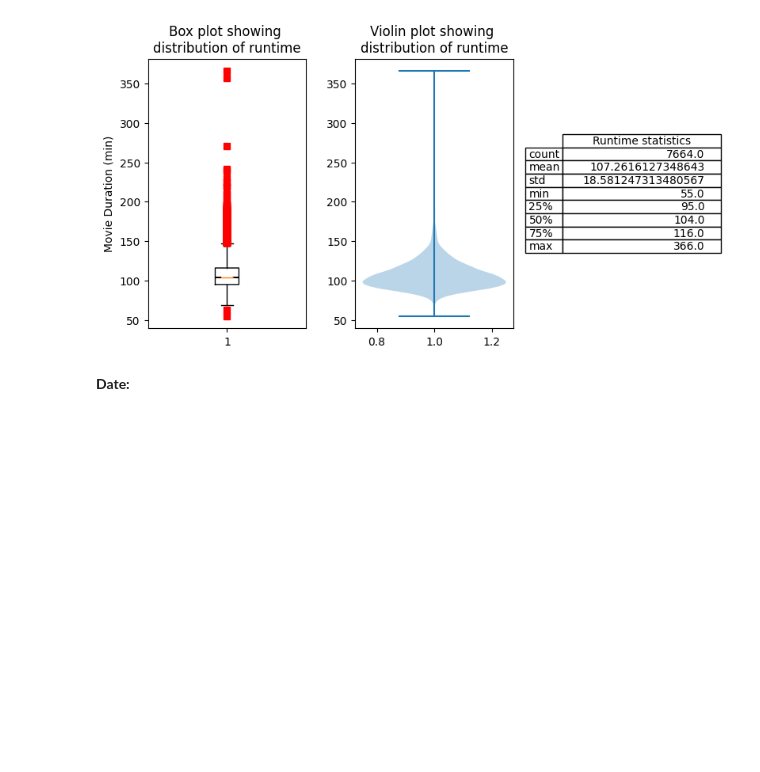
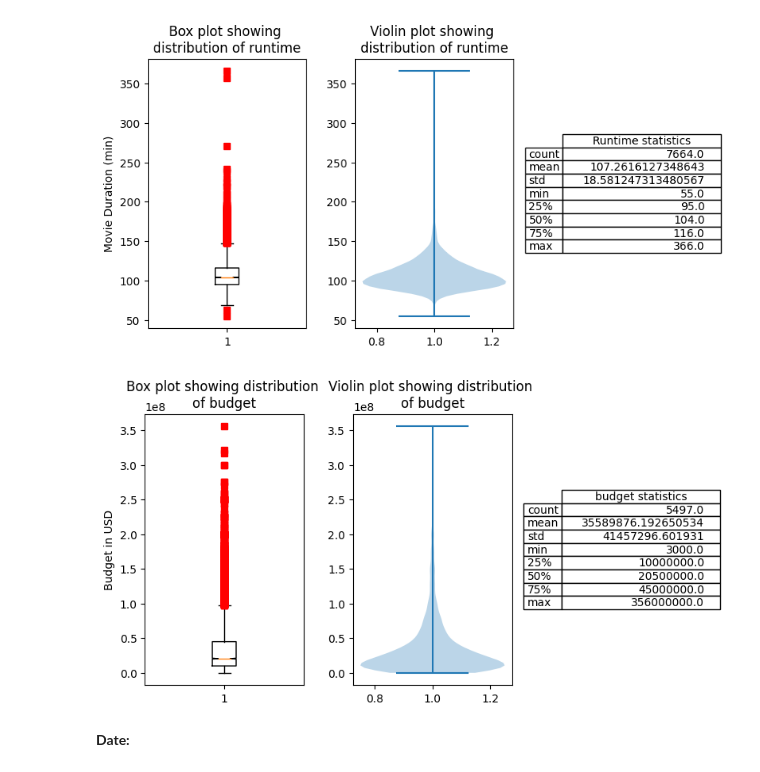
Before and after one commit to dchicasduena/COMP3400_Project, a Jupyter notebook: Project.ipynb, the cells around one changed output. Cells and saved outputs as stored; diff of their text form; code cells hidden in the pictures; blank space fills up the shorter version.

Commit message:
Have written a function to plot numeric attributes

```diff
--- a/Project.ipynb
+++ b/Project.ipynb
@@ -270,6 +270,37 @@ ax[2].table(cellText = runtime.describe().values.tolist(), rowLabels=rows, colLa
 plt.show()
 # %% [output]
 [figure]
+# %%
+#The function takes the variables data, var_name and label and returns a box plot, a violin plot
+# and a table with descriptive statistics to illustrate data distribution
+
+#@data (Series) - the data to run analysis on
+#@var_name (str) - the name of the attribute
+#@ylabel (str) - typically the name of the attribute and the units
+
+def num_plot(data, var_name, ylabel):
+    df = pd.DataFrame(data = data.dropna())
+    fig, ax = plt.subplots(1,3,figsize=(8,4))
+    fig.tight_layout()
+
+    ax[0].boxplot(df,1,'rs')
+    ax[0].set_title("Box plot showing distribution \nof " + var_name)
+    ax[0].set(ylabel=ylabel)
+
+    ax[1].violinplot(df)
+    ax[1].set_title("Violin plot showing distribution \nof " + var_name)
+
+    ax[2].set_axis_off()
+    rows = ['count', 'mean', 'std', 'min','25%','50%','75%','max']
+    ax[2].table(cellText = df.describe().values.tolist(), rowLabels=rows, colLabels=[var_name + " statistics"], loc='center')
+# %%
+data = movies['budget']
+title = 'budget'
+ylabel = "Budget in USD"
+
+num_plot(data, title, ylabel)
+# %% [output]
+[figure, added]
 # %% [markdown]
 **Date:**
 # %%
```
